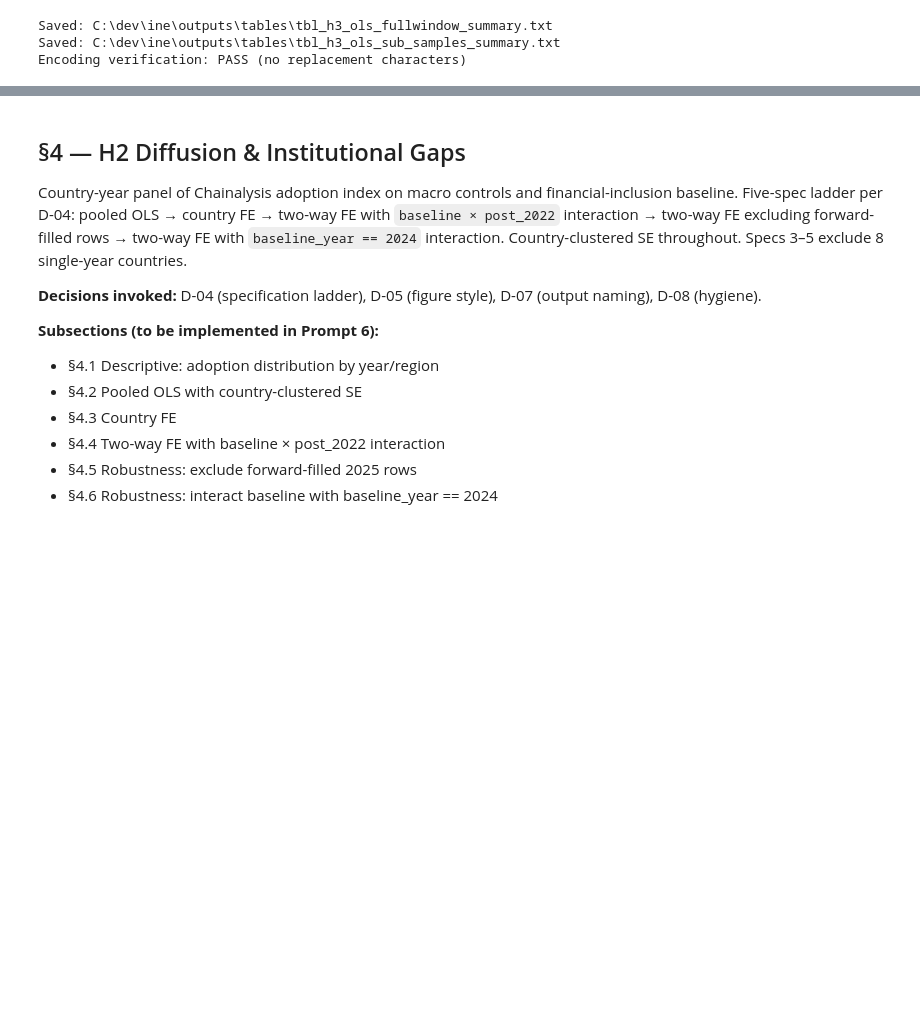
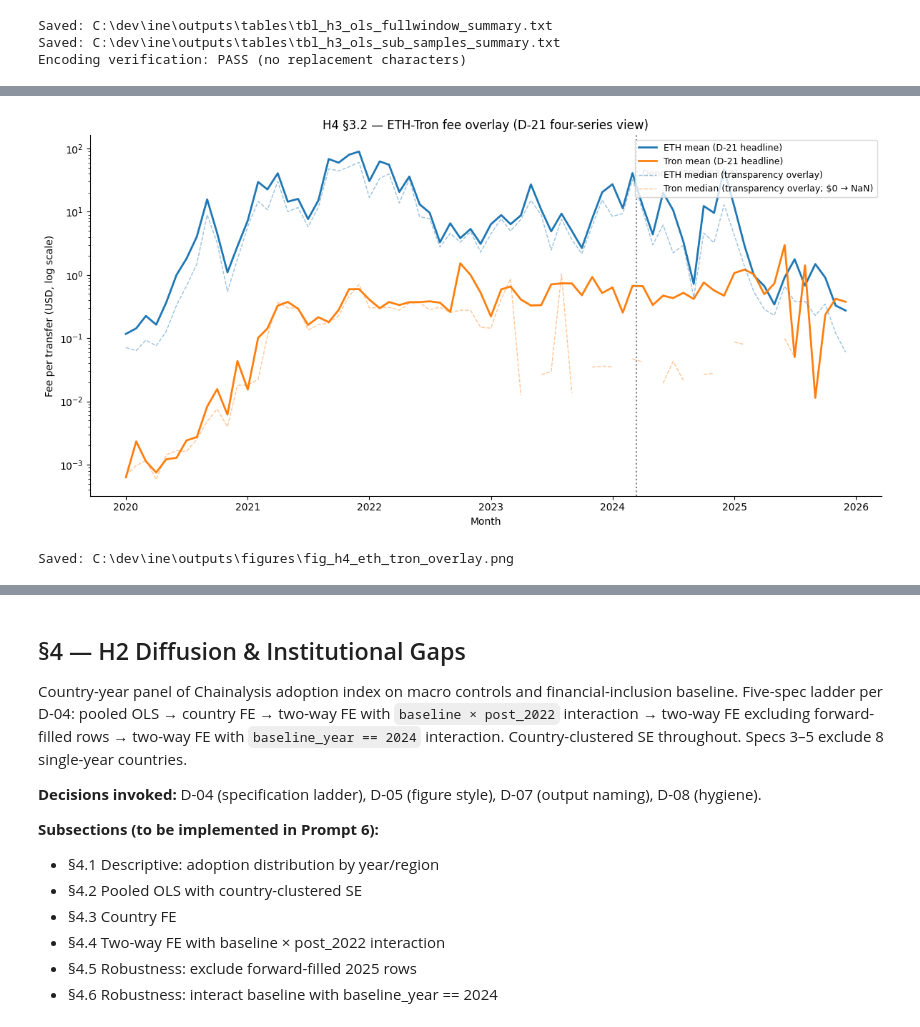
Before and after one commit to IIxoskeletonII/Internet-Network-Economics, a Jupyter notebook: notebooks/03_empirical_analysis.ipynb, the cells around one changed output, grey strips where cells are left out. Drawn from its saved outputs; the diff is of its cells as text; code cells hidden in the pictures; blank space fills up the shorter version.

```diff
--- a/notebooks/03_empirical_analysis.ipynb
+++ b/notebooks/03_empirical_analysis.ipynb
@@ -2684,0 +2878,65 @@ Encoding verification: PASS (no replacement characters)
+# %%
+# §3.2 ETH-Tron crossover (D-21 mean-vs-mean headline + 4-series overlay)
+# -----------------------------------------------------------------
+# Per D-21:
+#   Headline crossover rule = ETH mean < Tron mean (construct match).
+#   Secondary = ETH median < Tron median (apples-to-oranges; included
+#   for transparency only).
+# Saves tbl_h4_crossover_by_year (CSV+TEX) and fig_h4_eth_tron_overlay.
+
+DENCUN = pd.Timestamp('2024-03-13')
+
+h4['eth_undercuts_tron_mean']   = h4['eth_mean_fee_usd']   < h4['tron_mean_fee_usd']
+h4['eth_undercuts_tron_median'] = h4['eth_median_fee_usd'] < h4['tron_median_fee_usd']
+
+cross = h4.groupby('year').agg(
+    n_months=('month', 'count'),
+    crossovers_mean=('eth_undercuts_tron_mean', 'sum'),
+    crossovers_median=('eth_undercuts_tron_median', 'sum'),
+).reset_index()
+cross['mean_pct_of_year'] = (cross['crossovers_mean'] / cross['n_months'] * 100).round(1)
+
+print("§3.2 ETH-Tron crossover counts by year")
+print("=" * 70)
+print(cross.to_string(index=False))
+print(f"\nTotal months ETH-mean < Tron-mean:   {h4['eth_undercuts_tron_mean'].sum()}/{len(h4)}")
+print(f"Total months ETH-median < Tron-median: {h4['eth_undercuts_tron_median'].sum()}/{len(h4)}")
+
+post_d = h4[h4['month_dt'] >= DENCUN]
+pre_d  = h4[h4['month_dt'] <  DENCUN]
+ratio_pre  = (pre_d['eth_mean_fee_usd']  / pre_d['tron_mean_fee_usd']).mean()
+ratio_post = (post_d['eth_mean_fee_usd'] / post_d['tron_mean_fee_usd']).mean()
+print(f"\nMean ETH/Tron ratio pre-Dencun  (n={len(pre_d)}): {ratio_pre:.2f}x")
+print(f"Mean ETH/Tron ratio post-Dencun (n={len(post_d)}): {ratio_post:.2f}x")
+
+cross.to_csv(TBL_DIR / 'tbl_h4_crossover_by_year.csv', index=False)
+with open(TBL_DIR / 'tbl_h4_crossover_by_year.tex', 'w', encoding='utf-8') as f:
+    f.write(cross.to_latex(index=False))
+
+# 4-series transparency overlay (D-21).
+fig, ax = plt.subplots(figsize=(12, 6))
+ax.plot(h4['month_dt'], h4['eth_mean_fee_usd'],
+        color=PALETTE['primary'], linewidth=2.0,
+        label='ETH mean (D-21 headline)')
+ax.plot(h4['month_dt'], h4['tron_mean_fee_usd'],
+        color=PALETTE['secondary'], linewidth=2.0,
+        label='Tron mean (D-21 headline)')
+ax.plot(h4['month_dt'], h4['eth_median_fee_usd'],
+        color=PALETTE['primary'], linewidth=1.0, alpha=0.45,
+        linestyle='--', label='ETH median (transparency overlay)')
+ax.plot(h4['month_dt'], h4['tron_median_fee_usd'].replace(0, np.nan),
+        color=PALETTE['secondary'], linewidth=1.0, alpha=0.45,
+        linestyle='--', label='Tron median (transparency overlay; $0 → NaN)')
+ax.axvline(DENCUN, color=PALETTE['muted'], linestyle=':', linewidth=1.5)
+ax.text(DENCUN, ax.get_ylim()[1]*0.5, '  Dencun (2024-03-13)',
+        color=PALETTE['muted'], fontsize=9, va='top')
+ax.set_yscale('log')
+ax.set_ylabel('Fee per transfer (USD, log scale)')
+ax.set_xlabel('Month')
+ax.set_title('H4 §3.2 — ETH-Tron fee overlay (D-21 four-series view)')
+ax.legend(loc='upper right', fontsize=9)
+plt.tight_layout()
+plt.savefig(FIG_DIR / 'fig_h4_eth_tron_overlay.png', dpi=300, bbox_inches='tight')
+plt.show()
+print(f"\nSaved: {FIG_DIR / 'fig_h4_eth_tron_overlay.png'}")
+# %% [output]
@@ -2684,0 +2958,2 @@ Encoding verification: PASS (no replacement characters)
+[figure, added]
+Saved: C:\dev\ine\outputs\figures\fig_h4_eth_tron_overlay.png
```
Also changed, not shown: parts of 17 cells of this notebook, 16 other files.
